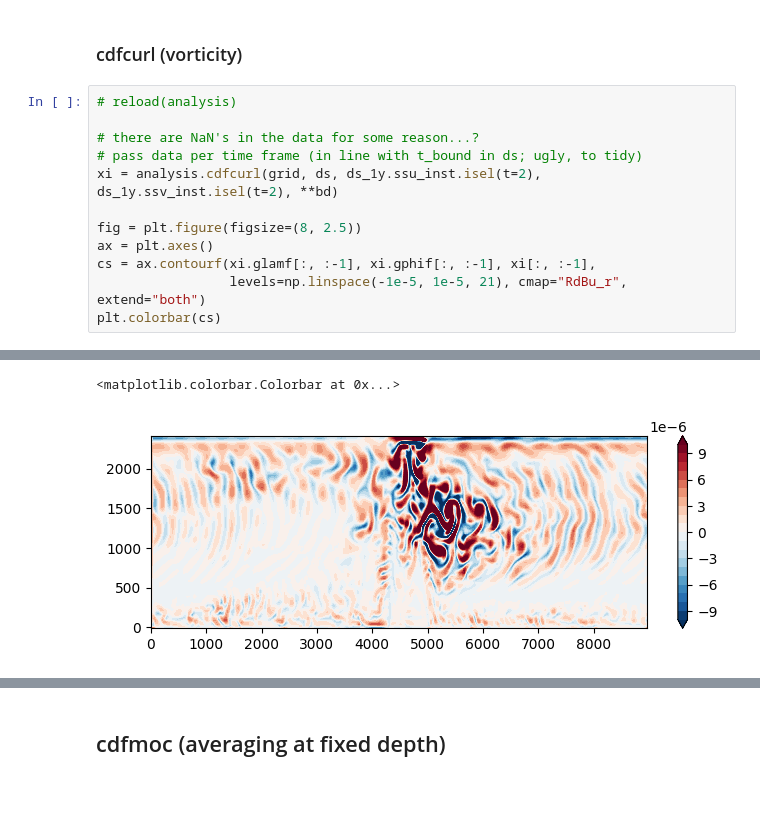
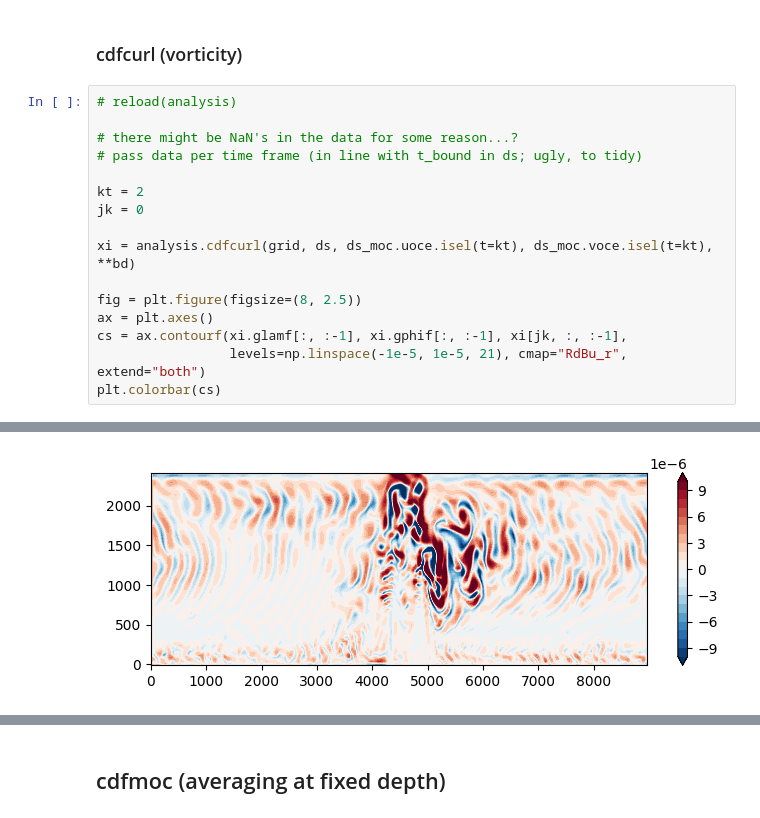
Before and after one commit to julianmak/pyCDFTOOLS, a Jupyter notebook: brainfart_logs/test_package_load.ipynb, the cells around one changed output, grey strips where cells are left out. Drawn from its saved outputs; the diff is of its cells as text; blank space fills up the shorter version.

```diff
--- a/brainfart_logs/test_package_load.ipynb
+++ b/brainfart_logs/test_package_load.ipynb
@@ -81,13 +87,17 @@ bd = {'boundary':'fill', 'fill_value':0}
 # %%
 # reload(analysis)
 
-# there are NaN's in the data for some reason...?
+# there might be NaN's in the data for some reason...?
 # pass data per time frame (in line with t_bound in ds; ugly, to tidy)
-xi = analysis.cdfcurl(grid, ds, ds_1y.ssu_inst.isel(t=2), ds_1y.ssv_inst.isel(t=2), **bd)
+
+kt = 2
+jk = 0
+
+xi = analysis.cdfcurl(grid, ds, ds_moc.uoce.isel(t=kt), ds_moc.voce.isel(t=kt), **bd)
 
 fig = plt.figure(figsize=(8, 2.5))
 ax = plt.axes()
-cs = ax.contourf(xi.glamf[:, :-1], xi.gphif[:, :-1], xi[:, :-1],
+cs = ax.contourf(xi.glamf[:, :-1], xi.gphif[:, :-1], xi[jk, :, :-1],
                  levels=np.linspace(-1e-5, 1e-5, 21), cmap="RdBu_r", extend="both")
 plt.colorbar(cs)
 # %% [output]
@@ -95,5 +105,4 @@ plt.colorbar(cs)
-<matplotlib.colorbar.Colorbar at 0x...>
-[figure, old version]
+[figure, new version]
 # %%
 # test write of data (promote to dataset first)
 # in_out.save_netcdf(xi)
```
Also changed, not shown: parts of 18 cells of this notebook, 2 other files.
